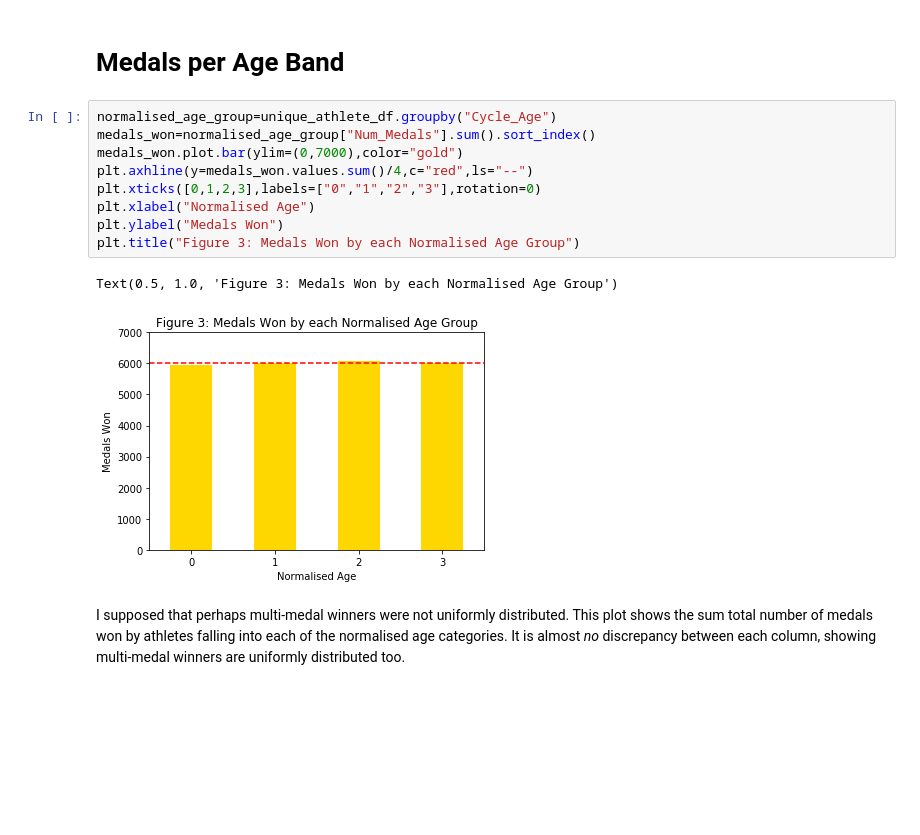
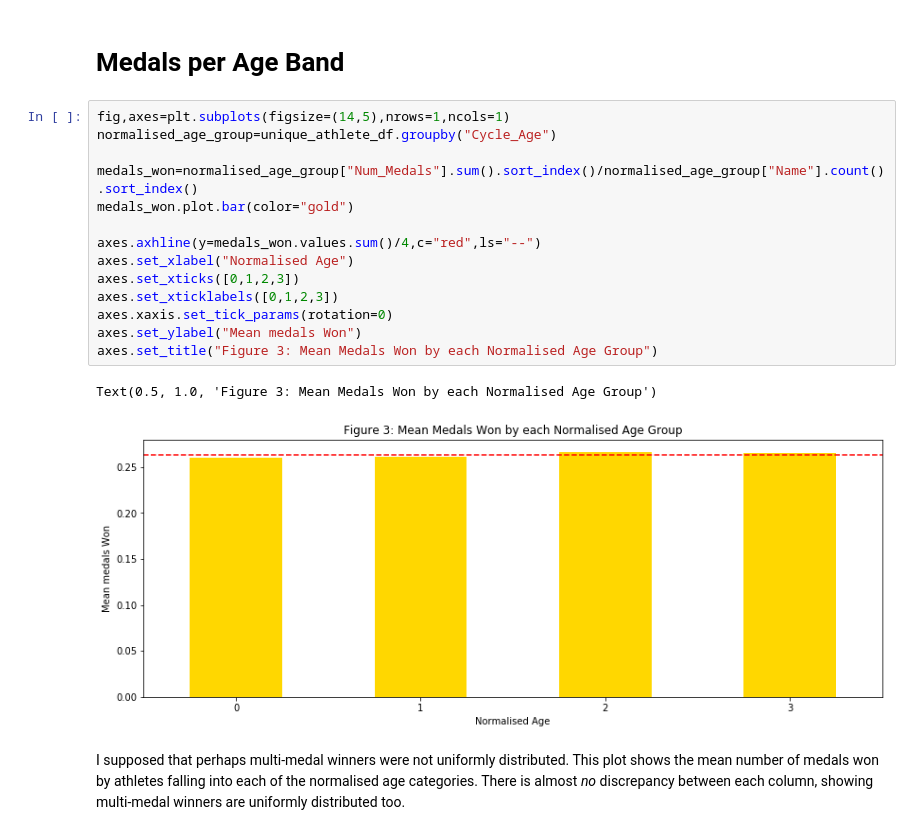
Before and after one commit to dajhutchinson/Olympic-Analysis, a Jupyter notebook: Overview Analysis.ipynb, the cells around one changed output. Drawn from its saved outputs; the diff is of its cells as text; blank space fills up the shorter version.

```diff
--- a/Overview Analysis.ipynb
+++ b/Overview Analysis.ipynb
@@ -187,16 +188,21 @@ Thus, on a macro level, I can say that what year someone was born does *not* pla
 # %% [markdown]
 # Medals per Age Band
 # %%
+fig,axes=plt.subplots(figsize=(14,5),nrows=1,ncols=1)
 normalised_age_group=unique_athlete_df.groupby("Cycle_Age")
-medals_won=normalised_age_group["Num_Medals"].sum().sort_index()
-medals_won.plot.bar(ylim=(0,7000),color="gold")
-plt.axhline(y=medals_won.values.sum()/4,c="red",ls="--")
-plt.xticks([0,1,2,3],labels=["0","1","2","3"],rotation=0)
-plt.xlabel("Normalised Age")
-plt.ylabel("Medals Won")
-plt.title("Figure 3: Medals Won by each Normalised Age Group")
+
+medals_won=normalised_age_group["Num_Medals"].sum().sort_index()/normalised_age_group["Name"].count().sort_index()
+medals_won.plot.bar(color="gold")
+
+axes.axhline(y=medals_won.values.sum()/4,c="red",ls="--")
+axes.set_xlabel("Normalised Age")
+axes.set_xticks([0,1,2,3])
+axes.set_xticklabels([0,1,2,3])
+axes.xaxis.set_tick_params(rotation=0)
+axes.set_ylabel("Mean medals Won")
+axes.set_title("Figure 3: Mean Medals Won by each Normalised Age Group")
 # %% [output]
-Text(0.5, 1.0, 'Figure 3: Medals Won by each Normalised Age Group')
+Text(0.5, 1.0, 'Figure 3: Mean Medals Won by each Normalised Age Group')
-[figure, old version]
+[figure, new version]
 # %% [markdown]
-I supposed that perhaps multi-medal winners were not uniformly distributed. This plot shows the sum total number of medals won by athletes falling into each of the normalised age categories. It is almost *no* discrepancy between each column, showing multi-medal winners are uniformly distributed too.
+I supposed that perhaps multi-medal winners were not uniformly distributed. This plot shows the mean number of medals won by athletes falling into each of the normalised age categories. There is almost *no* discrepancy between each column, showing multi-medal winners are uniformly distributed too.
```
Also changed, not shown: parts of 5 cells of this notebook, 2 other files.
